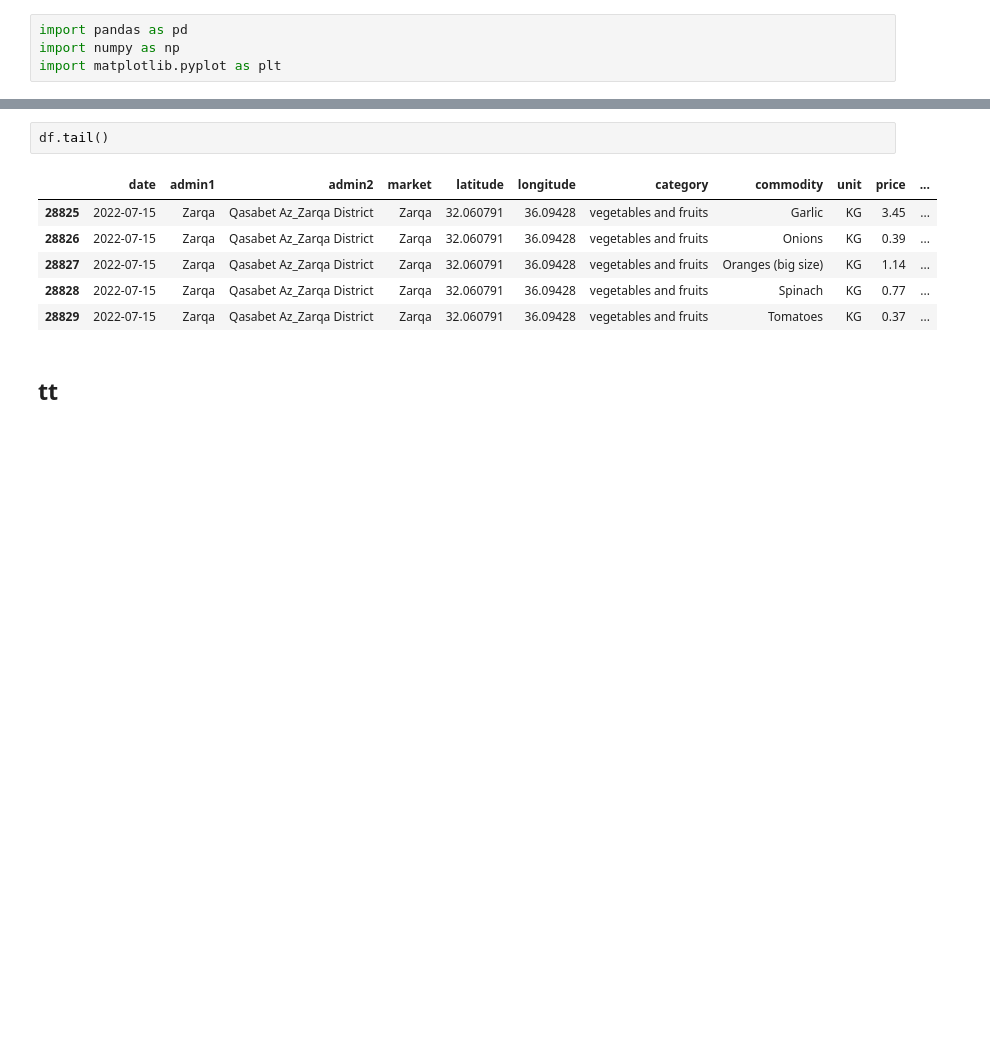
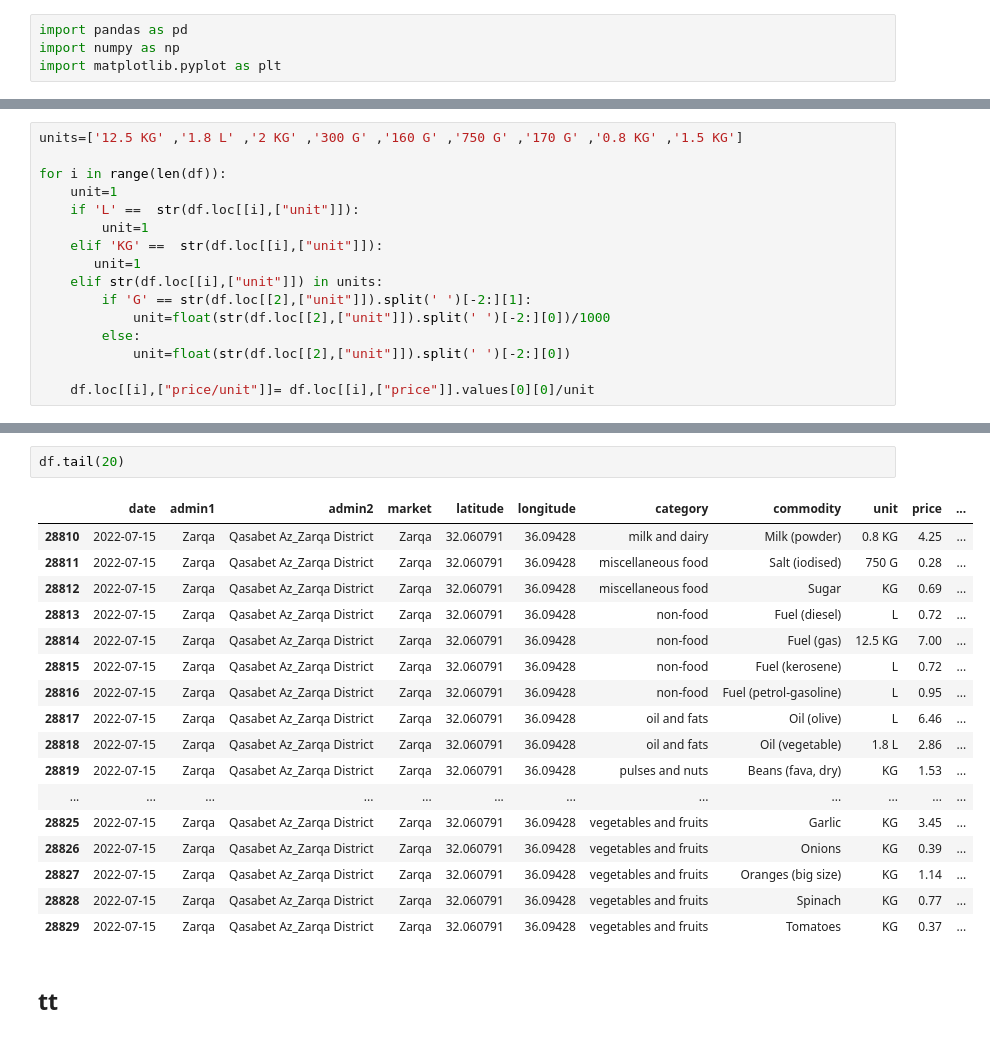
Before and after one commit to shaker113/group5_Price_Forecast, a Jupyter notebook: group_5_project.ipynb, the cells around one changed output, grey strips where cells are left out. Drawn from its saved outputs; the diff is of its cells as text; blank space fills up the shorter version.

```diff
--- a/group_5_project.ipynb
+++ b/group_5_project.ipynb
@@ -46 +46,17 @@ df.drop(['admin1','admin2','latitude','longitude','usdprice','date'],axis=1)
+# %%
+units=['12.5 KG' ,'1.8 L' ,'2 KG' ,'300 G' ,'160 G' ,'750 G' ,'170 G' ,'0.8 KG' ,'1.5 KG']
+
+for i in range(len(df)):
+    unit=1
+    if 'L' ==  str(df.loc[[i],["unit"]]):
+        unit=1
+    elif 'KG' ==  str(df.loc[[i],["unit"]]):
+       unit=1
+    elif str(df.loc[[i],["unit"]]) in units:
+        if 'G' == str(df.loc[[2],["unit"]]).split(' ')[-2:][1]:
+            unit=float(str(df.loc[[2],["unit"]]).split(' ')[-2:][0])/1000
+        else:
+            unit=float(str(df.loc[[2],["unit"]]).split(' ')[-2:][0])
+
+    df.loc[[i],["price/unit"]]= df.loc[[i],["price"]].values[0][0]/unit
 # %%
@@ -55,7 +82,18 @@ df.head()
 # %%
-df.tail()
+df.tail(20)
 # %% [output]
 |  | date | admin1 | admin2 | market | latitude | longitude | category | commodity | unit | price | ... |
+| 28810 | 2022-07-15 | Zarqa | Qasabet Az_Zarqa District | Zarqa | 32.060791 | 36.09428 | milk and dairy | Milk (powder) | 0.8 KG | 4.25 | ... |
+| 28811 | 2022-07-15 | Zarqa | Qasabet Az_Zarqa District | Zarqa | 32.060791 | 36.09428 | miscellaneous food | Salt (iodised) | 750 G | 0.28 | ... |
+| 28812 | 2022-07-15 | Zarqa | Qasabet Az_Zarqa District | Zarqa | 32.060791 | 36.09428 | miscellaneous food | Sugar | KG | 0.69 | ... |
+| 28813 | 2022-07-15 | Zarqa | Qasabet Az_Zarqa District | Zarqa | 32.060791 | 36.09428 | non-food | Fuel (diesel) | L | 0.72 | ... |
+| 28814 | 2022-07-15 | Zarqa | Qasabet Az_Zarqa District | Zarqa | 32.060791 | 36.09428 | non-food | Fuel (gas) | 12.5 KG | 7.00 | ... |
+| 28815 | 2022-07-15 | Zarqa | Qasabet Az_Zarqa District | Zarqa | 32.060791 | 36.09428 | non-food | Fuel (kerosene) | L | 0.72 | ... |
+| 28816 | 2022-07-15 | Zarqa | Qasabet Az_Zarqa District | Zarqa | 32.060791 | 36.09428 | non-food | Fuel (petrol-gasoline) | L | 0.95 | ... |
+| 28817 | 2022-07-15 | Zarqa | Qasabet Az_Zarqa District | Zarqa | 32.060791 | 36.09428 | oil and fats | Oil (olive) | L | 6.46 | ... |
+| 28818 | 2022-07-15 | Zarqa | Qasabet Az_Zarqa District | Zarqa | 32.060791 | 36.09428 | oil and fats | Oil (vegetable) | 1.8 L | 2.86 | ... |
+| 28819 | 2022-07-15 | Zarqa | Qasabet Az_Zarqa District | Zarqa | 32.060791 | 36.09428 | pulses and nuts | Beans (fava, dry) | KG | 1.53 | ... |
+| ... | ... | ... | ... | ... | ... | ... | ... | ... | ... | ... | ... |
 | 28825 | 2022-07-15 | Zarqa | Qasabet Az_Zarqa District | Zarqa | 32.060791 | 36.09428 | vegetables and fruits | Garlic | KG | 3.45 | ... |
 | 28826 | 2022-07-15 | Zarqa | Qasabet Az_Zarqa District | Zarqa | 32.060791 | 36.09428 | vegetables and fruits | Onions | KG | 0.39 | ... |
 | 28827 | 2022-07-15 | Zarqa | Qasabet Az_Zarqa District | Zarqa | 32.060791 | 36.09428 | vegetables and fruits | Oranges (big size) | KG | 1.14 | ... |
```
Also changed, not shown: parts of 8 cells of this notebook, 1 other file.
